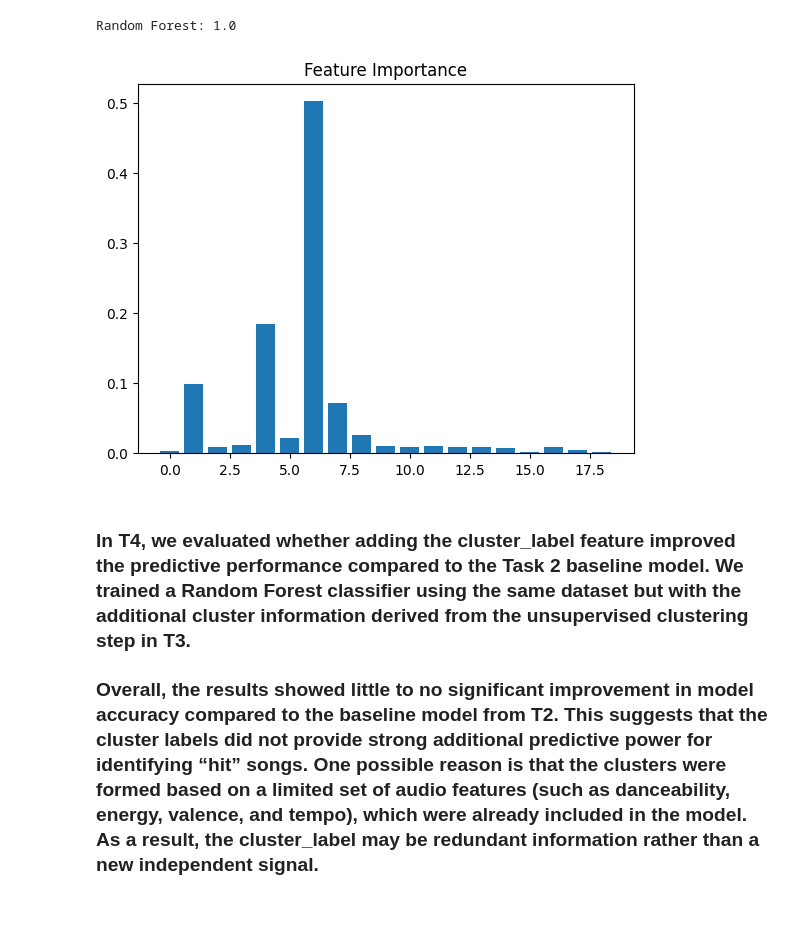
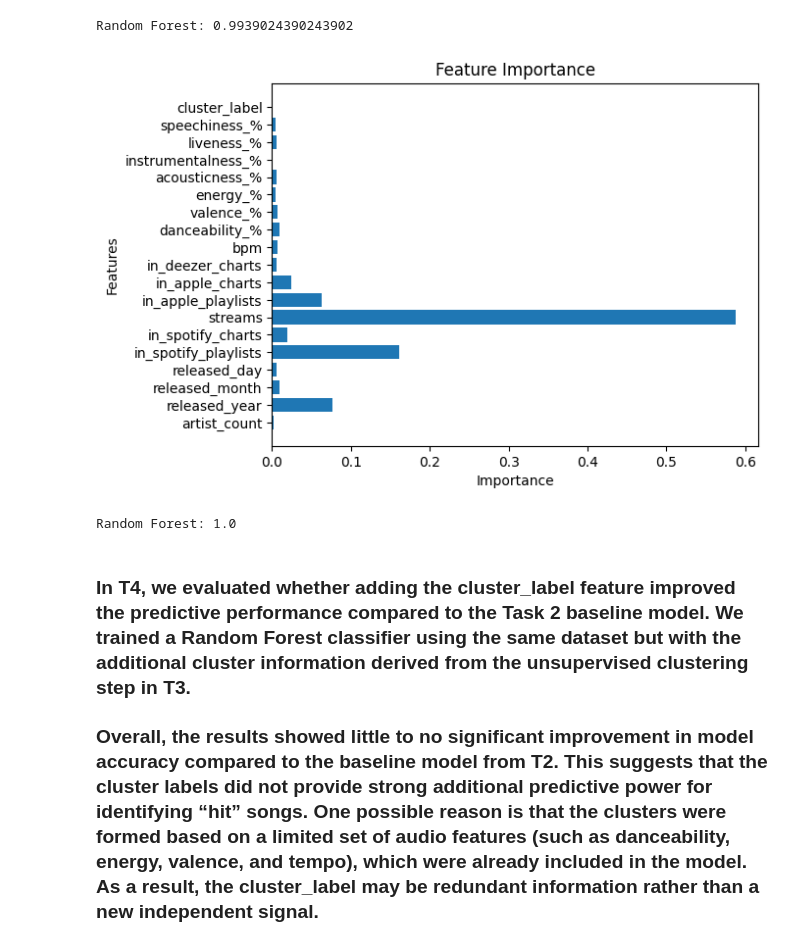
Before and after one commit to mrapo2007-svg/ml-spotify-project, a Jupyter notebook: notebooks/T4_Ensemble.ipynb, the cells around one changed output. Drawn from its saved outputs; the diff is of its cells as text; code cells hidden in the pictures; blank space fills up the shorter version.

```diff
--- a/notebooks/T4_Ensemble.ipynb
+++ b/notebooks/T4_Ensemble.ipynb
@@ -1,11 +1,52 @@
 # %%
 import pandas as pd
 from sklearn.ensemble import RandomForestClassifier
 from sklearn.model_selection import train_test_split
 from sklearn.metrics import accuracy_score
 import matplotlib.pyplot as plt
 
 df = pd.read_csv("../data/clustered.csv")
+
+# Normalize column names
+df.columns = df.columns.str.strip().str.lower().str.replace(" ", "_")
+
+# Convert streams to numeric (important fix)
+df['streams'] = pd.to_numeric(df['streams'], errors='coerce')
+
+# Drop NaN in streams
+df = df.dropna(subset=['streams'])
+
+# Target
+df['hit'] = (df['streams'] > df['streams'].median()).astype(int)
+
+# Features (keep cluster_label + numeric)
+X = df.select_dtypes(include=['float64', 'int64']).drop(['hit'], axis=1)
+y = df['hit']
+
+# Split
+X_train, X_test, y_train, y_test = train_test_split(X, y, test_size=0.2)
+
+# Model
+rf = RandomForestClassifier(n_estimators=100, random_state=42)
+rf.fit(X_train, y_train)
+
+# Prediction
+pred = rf.predict(X_test)
+print("Random Forest:", accuracy_score(y_test, pred))
+
+# Feature importance with names (fixed)
+importances = rf.feature_importances_
+feature_names = X.columns
+
+plt.figure()
+plt.barh(feature_names, importances)
+plt.title("Feature Importance")
+plt.xlabel("Importance")
+plt.ylabel("Features")
+plt.show()
+# %% [output]
+Random Forest: 0.9939024390243902
+[figure, added]
 # %%
 # Target
 df['hit'] = (df['streams'] > df['streams'].median()).astype(int)
@@ -23,14 +64,6 @@ pred = rf.predict(X_test)
 print("Random Forest:", accuracy_score(y_test, pred))
 # %% [output]
 Random Forest: 1.0
-# %%
-# Feature importance
-importances = rf.feature_importances_
-plt.bar(range(len(importances)), importances)
-plt.title("Feature Importance")
-plt.show()
-# %% [output]
-[figure, removed]
 # %% [markdown]
 ### In T4, we evaluated whether adding the cluster_label feature improved the predictive performance compared to the Task 2 baseline model. We trained a Random Forest classifier using the same dataset but with the additional cluster information derived from the unsupervised clustering step in T3.
 ### Overall, the results showed little to no significant improvement in model accuracy compared to the baseline model from T2. This suggests that the cluster labels did not provide strong additional predictive power for identifying “hit” songs. One possible reason is that the clusters were formed based on a limited set of audio features (such as danceability, energy, valence, and tempo), which were already included in the model. As a result, the cluster_label may be redundant information rather than a new independent signal.
```
Also changed, not shown: 5 other files.
